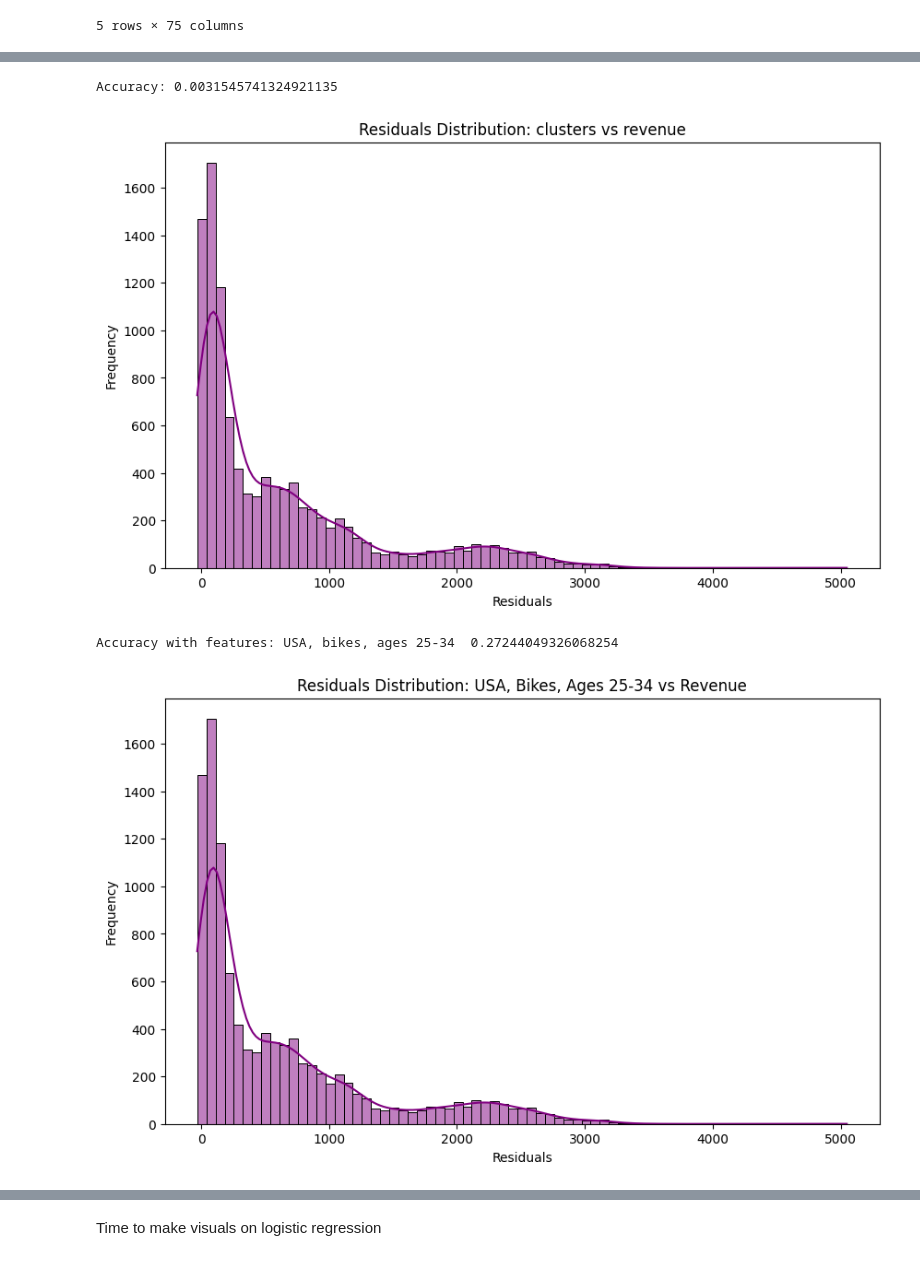
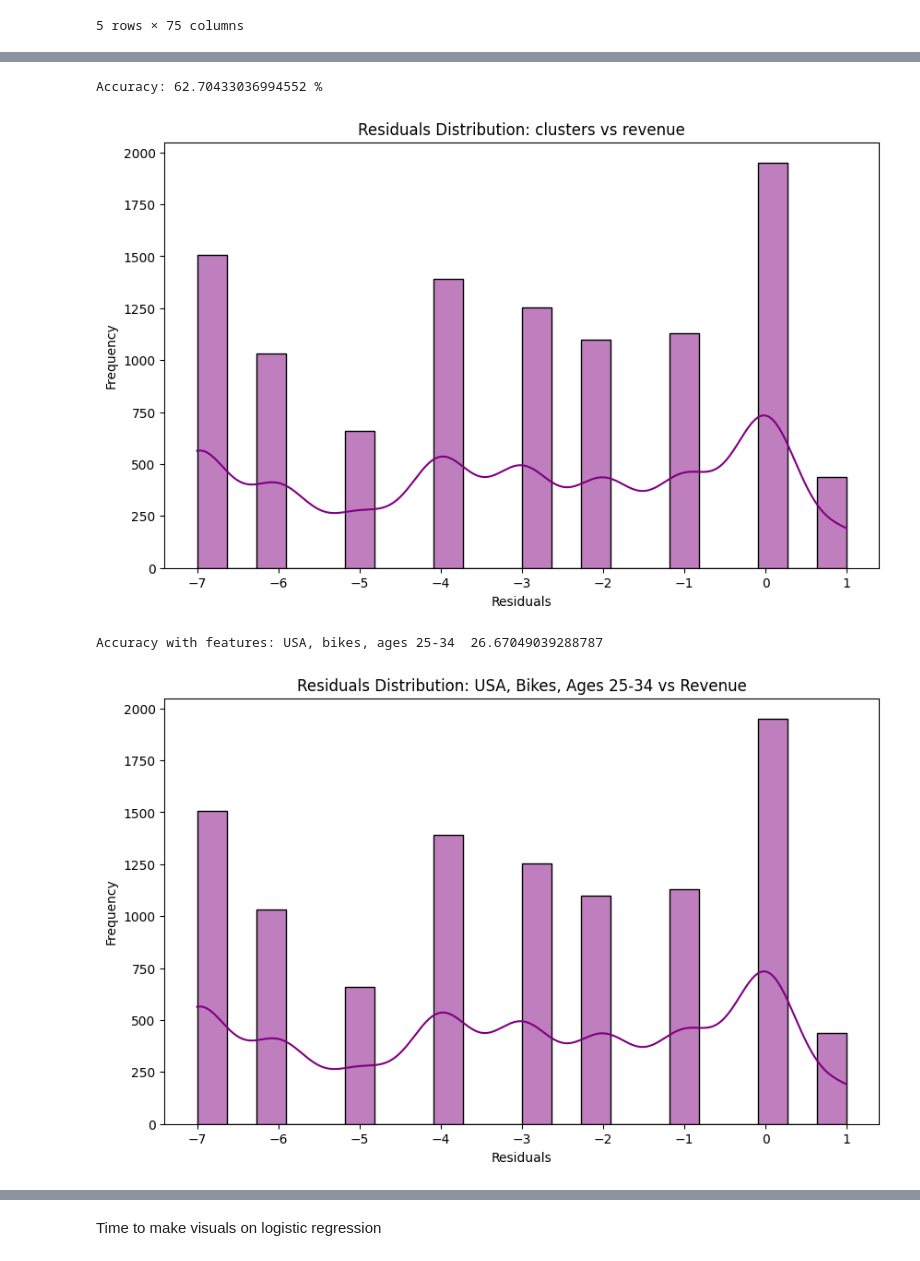
Before and after one commit to Girlcoding22/INDENG142_Sp25, a Jupyter notebook: Logistic_regression.ipynb, the cells around one changed output, grey strips where cells are left out. Drawn from its saved outputs; the diff is of its cells as text; code cells hidden in the pictures.

```diff
--- a/Logistic_regression.ipynb
+++ b/Logistic_regression.ipynb
@@ -76,7 +76,7 @@ df_encoded.head(5)
 # %%
 # Step 1: Define the target variable and features
 X = df_encoded[['Country_United States']]
-y = df_encoded['Revenue']  # Replace 'Target_Variable' with your actual target column
+y = df_logis['Cluster']  # Replace 'Target_Variable' with your actual target column
 
 # Step 2: Split the data
 X_train, X_test, y_train, y_test = train_test_split(X, y, test_size=0.3, random_state=42)
@@ -101,4 +101,5 @@ plt.title('Residuals Distribution')
 plt.xlabel('Residuals')
 plt.ylabel('Frequency')
 plt.show()
+print("Accuracy:", (accuracy_score(y_test, y_pred)) * 100, "%")
 # %% [output]
@@ -107,39 +109,39 @@ R-squared: -0.7006652543198737
 # %%
 # df_encoded = pd.get_dummies(df_logis, columns=['Country', 'Product Category','Cluster','Age Group','State'], drop_first=False)
 
 #Comparing clusters to the revenue
 X = df_encoded[['Cluster_0','Cluster_1', 'Cluster_2', 'Cluster_3',
 				]]
-y = df_encoded['Revenue']
+y = df_logis['Cluster']
 
 
 X_train, X_test, y_train, y_test = train_test_split(X, y, test_size=0.2, random_state=42)
 
 
 model = LogisticRegression()
 model.fit(X_train, y_train)
 
 
 y_pred = model.predict(X_test)
 
 accuracy = accuracy_score(y_test, y_pred)
-print("Accuracy:", accuracy)
+print("Accuracy:", accuracy * 100, "%")
 
 # Plot residuals
 plt.figure(figsize=(10, 6))
 sns.histplot(residuals, kde=True, color='purple')
 plt.title('Residuals Distribution: clusters vs revenue')
 plt.xlabel('Residuals')
 plt.ylabel('Frequency')
 plt.show()
 # %% [output]
-Accuracy: 0.0031545741324921135
+Accuracy: 62.70433036994552 %
-[figure, old version]
+[figure, new version]
 # %%
 #Another model:
 
 X_fet = df_encoded[['Country_United States', 'Product Category_Bikes', 'Age Group_25-34']]
-y_fet = df_encoded['Revenue']
+y_fet = df_logis['Cluster']  # Replace 'Target_Variable' with your actual target column
 
 X_train_fet, X_test_fet, y_train_fet, y_test_fet = train_test_split(X_fet, y_fet, test_size=0.2, random_state=42)
 model_fet = LogisticRegression()
@@ -157,8 +159,8 @@ plt.xlabel('Residuals')
 plt.ylabel('Frequency')
 plt.show()
 # %% [output]
-Accuracy with features: USA, bikes, ages 25-34  0.27244049326068254
+Accuracy with features: USA, bikes, ages 25-34  26.67049039288787
-[figure, old version]
+[figure, new version]
 # %%
 #what if i were to merge the features
 
```
Also changed, not shown: parts of 11 cells of this notebook, 1 other file.
